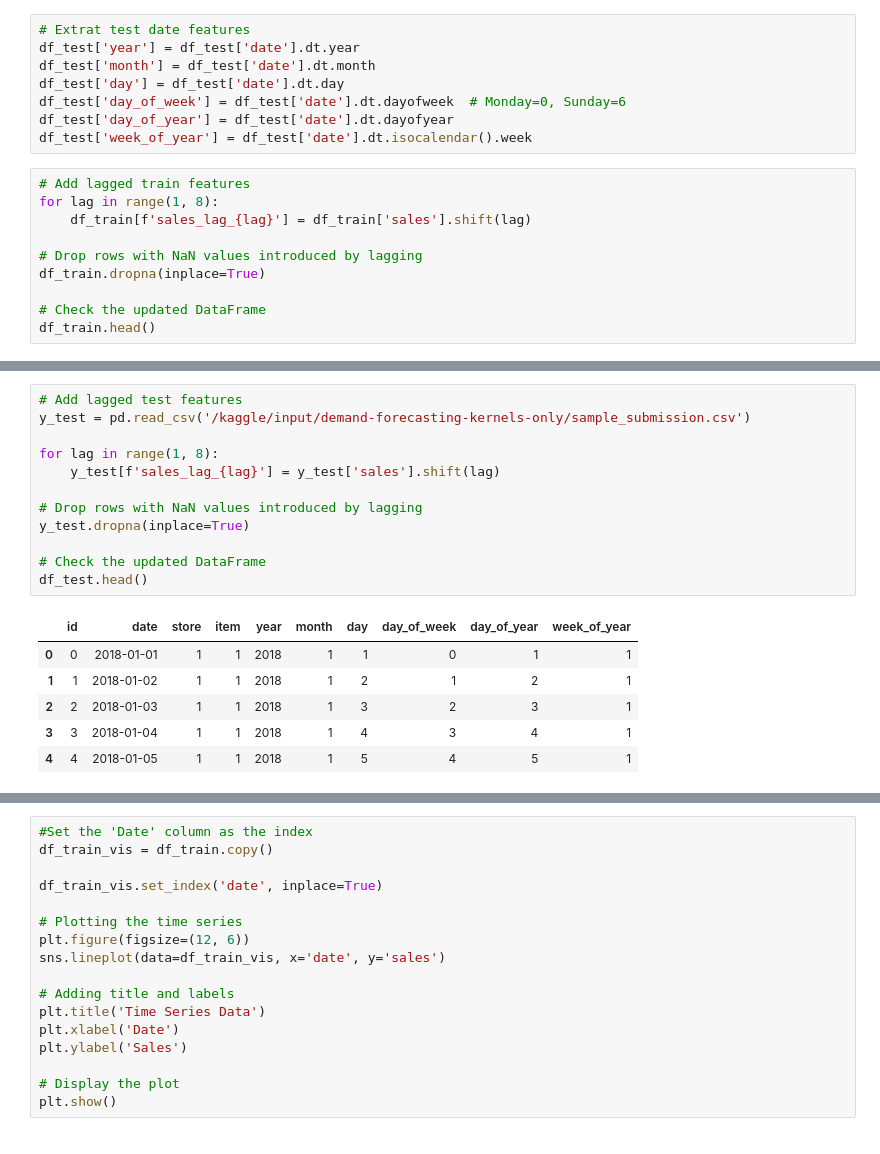
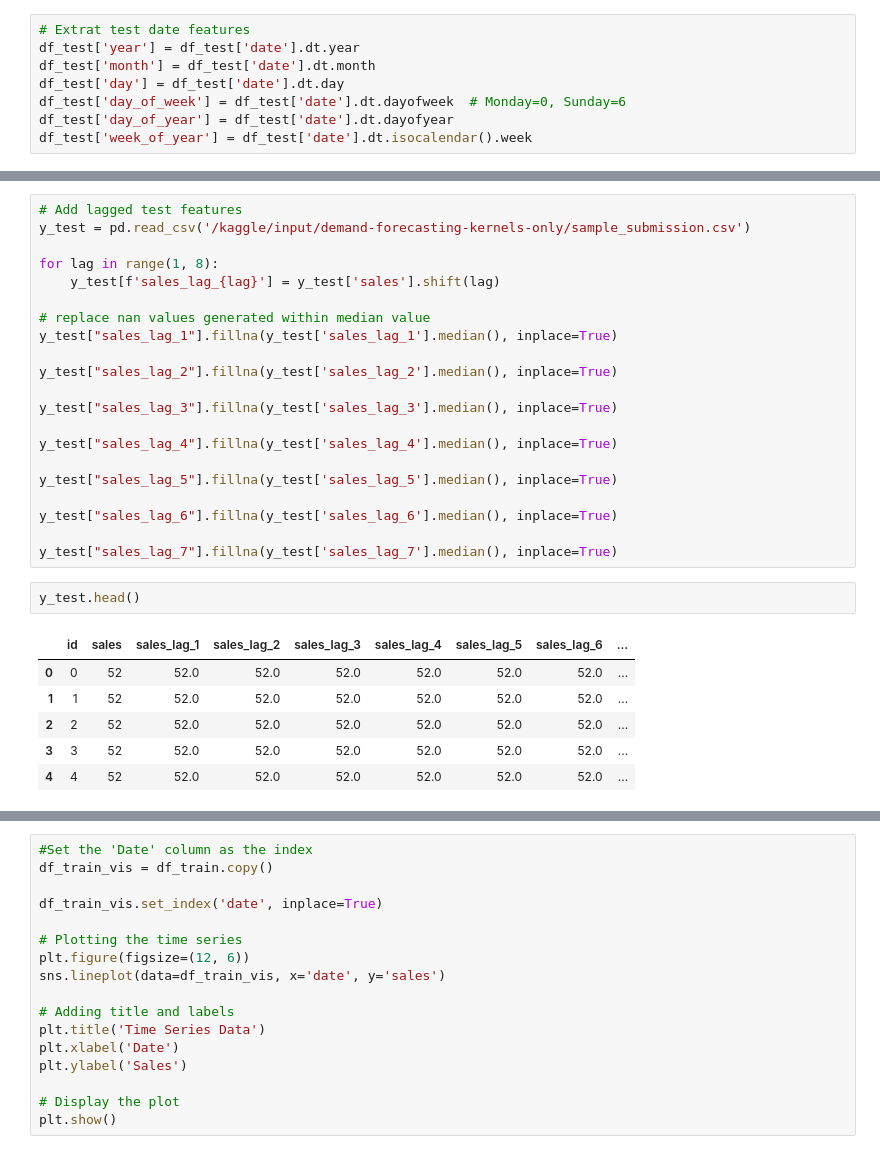
Before and after one commit to ewerton-andrade/DataScienceEvolution, a Jupyter notebook: notebook4adeb63ab9.ipynb, the cells around one changed output, grey strips where cells are left out. Saved outputs shown, nothing was run; the diff lists cells and outputs as text.

```diff
--- a/notebook4adeb63ab9.ipynb
+++ b/notebook4adeb63ab9.ipynb
@@ -268,13 +268,3 @@ df_test['day'] = df_test['date'].dt.day
 df_test['day_of_week'] = df_test['date'].dt.dayofweek  # Monday=0, Sunday=6
 df_test['day_of_year'] = df_test['date'].dt.dayofyear
 df_test['week_of_year'] = df_test['date'].dt.isocalendar().week
-# %%
-# Add lagged train features
-for lag in range(1, 8):
-    df_train[f'sales_lag_{lag}'] = df_train['sales'].shift(lag)
-
-# Drop rows with NaN values introduced by lagging
-df_train.dropna(inplace=True)
-
-# Check the updated DataFrame
-df_train.head()
@@ -292,15 +294,26 @@ y_test = pd.read_csv('/kaggle/input/demand-forecasting-kernels-only/sample_submi
 for lag in range(1, 8):
     y_test[f'sales_lag_{lag}'] = y_test['sales'].shift(lag)
 
-# Drop rows with NaN values introduced by lagging
-y_test.dropna(inplace=True)
+# replace nan values generated within median value
+y_test["sales_lag_1"].fillna(y_test['sales_lag_1'].median(), inplace=True)
 
-# Check the updated DataFrame
-df_test.head()
+y_test["sales_lag_2"].fillna(y_test['sales_lag_2'].median(), inplace=True)
+
+y_test["sales_lag_3"].fillna(y_test['sales_lag_3'].median(), inplace=True)
+
+y_test["sales_lag_4"].fillna(y_test['sales_lag_4'].median(), inplace=True)
+
+y_test["sales_lag_5"].fillna(y_test['sales_lag_5'].median(), inplace=True)
+
+y_test["sales_lag_6"].fillna(y_test['sales_lag_6'].median(), inplace=True)
+
+y_test["sales_lag_7"].fillna(y_test['sales_lag_7'].median(), inplace=True)
-# %% [output]
-|  | id | date | store | item | year | month | day | day_of_week | day_of_year | week_of_year |
-| 0 | 0 | 2018-01-01 | 1 | 1 | 2018 | 1 | 1 | 0 | 1 | 1 |
-| 1 | 1 | 2018-01-02 | 1 | 1 | 2018 | 1 | 2 | 1 | 2 | 1 |
-| 2 | 2 | 2018-01-03 | 1 | 1 | 2018 | 1 | 3 | 2 | 3 | 1 |
-| 3 | 3 | 2018-01-04 | 1 | 1 | 2018 | 1 | 4 | 3 | 4 | 1 |
-| 4 | 4 | 2018-01-05 | 1 | 1 | 2018 | 1 | 5 | 4 | 5 | 1 |
+# %%
+y_test.head()
+# %% [output]
+|  | id | sales | sales_lag_1 | sales_lag_2 | sales_lag_3 | sales_lag_4 | sales_lag_5 | sales_lag_6 | ... |
+| 0 | 0 | 52 | 52.0 | 52.0 | 52.0 | 52.0 | 52.0 | 52.0 | ... |
+| 1 | 1 | 52 | 52.0 | 52.0 | 52.0 | 52.0 | 52.0 | 52.0 | ... |
+| 2 | 2 | 52 | 52.0 | 52.0 | 52.0 | 52.0 | 52.0 | 52.0 | ... |
+| 3 | 3 | 52 | 52.0 | 52.0 | 52.0 | 52.0 | 52.0 | 52.0 | ... |
+| 4 | 4 | 52 | 52.0 | 52.0 | 52.0 | 52.0 | 52.0 | 52.0 | ... |
```
Also changed, not shown: parts of 6 cells of this notebook.
